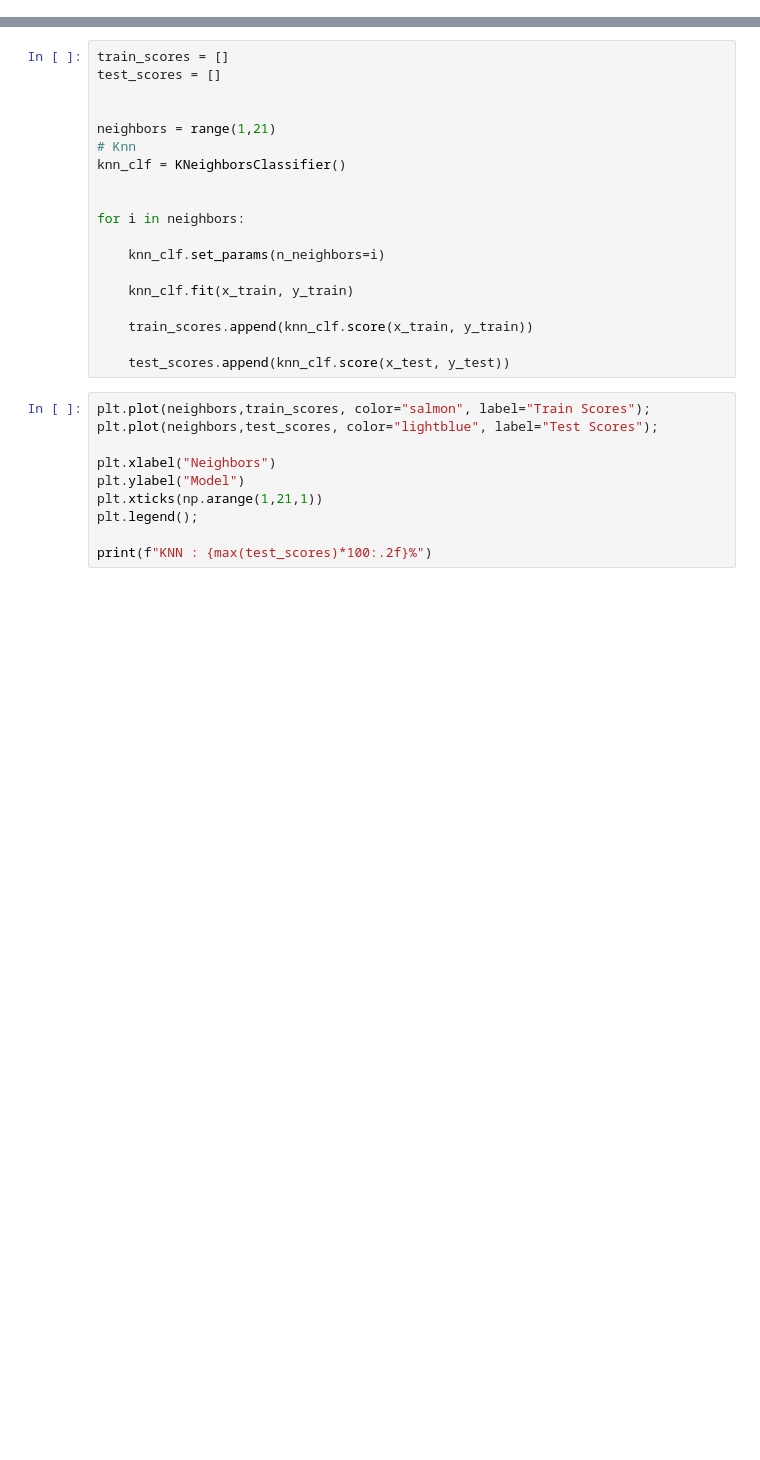
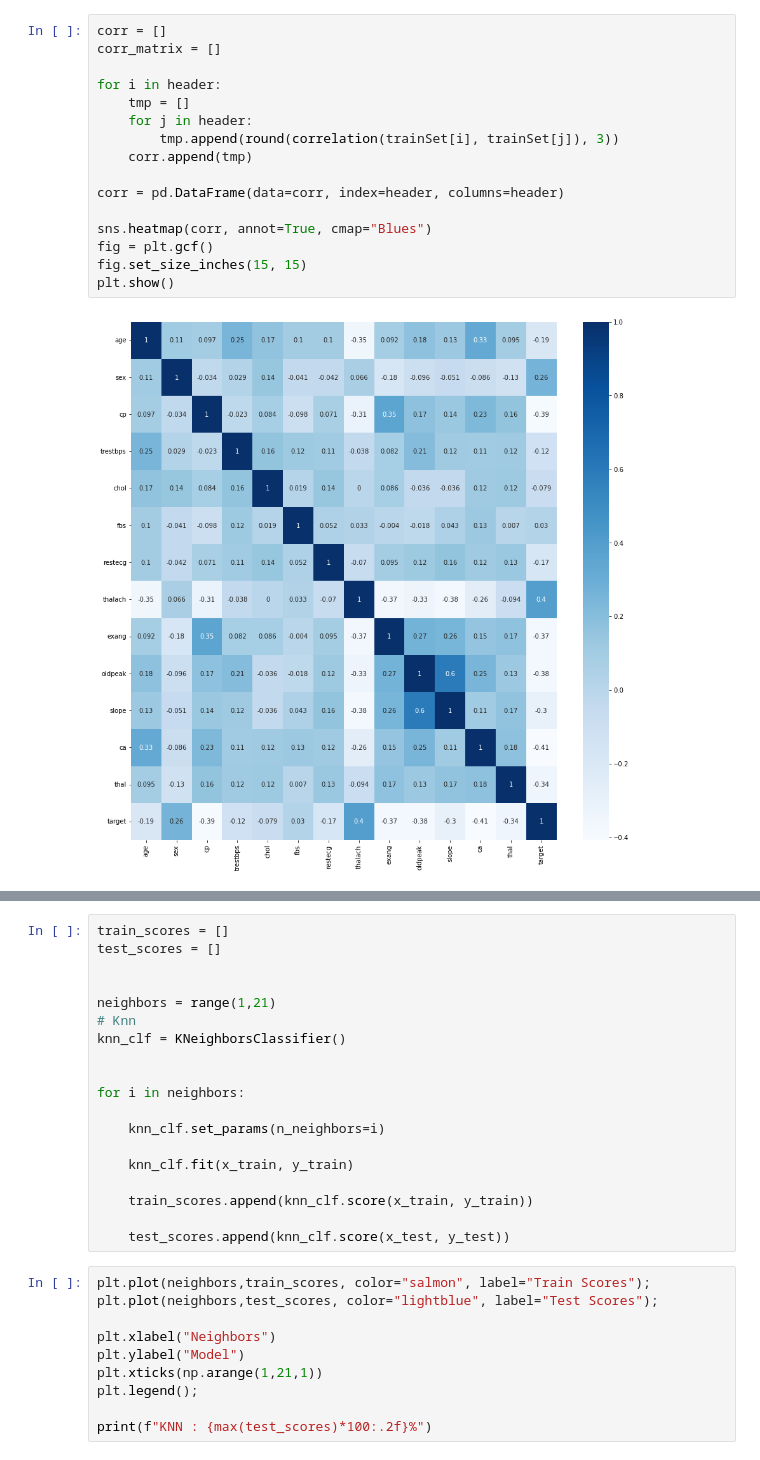
Before and after one commit to Hatrung1011/BTL_IoT, a Jupyter notebook: k-nearset.ipynb, the cells around one changed output, grey strips where cells are left out. Drawn from its saved outputs; the diff is of its cells as text; blank space fills up the shorter version.

```diff
--- a/k-nearset.ipynb
+++ b/k-nearset.ipynb
@@ -220,0 +168,18 @@ dtype: int64
+# %%
+corr = []
+corr_matrix = []
+
+for i in header:
+    tmp = []
+    for j in header:
+        tmp.append(round(correlation(trainSet[i], trainSet[j]), 3))
+    corr.append(tmp)
+
+corr = pd.DataFrame(data=corr, index=header, columns=header)
+
+sns.heatmap(corr, annot=True, cmap="Blues")
+fig = plt.gcf()
+fig.set_size_inches(15, 15)
+plt.show()
+# %% [output]
+[figure, added]
```
Also changed, not shown: parts of 69 cells of this notebook, 3 other files.
